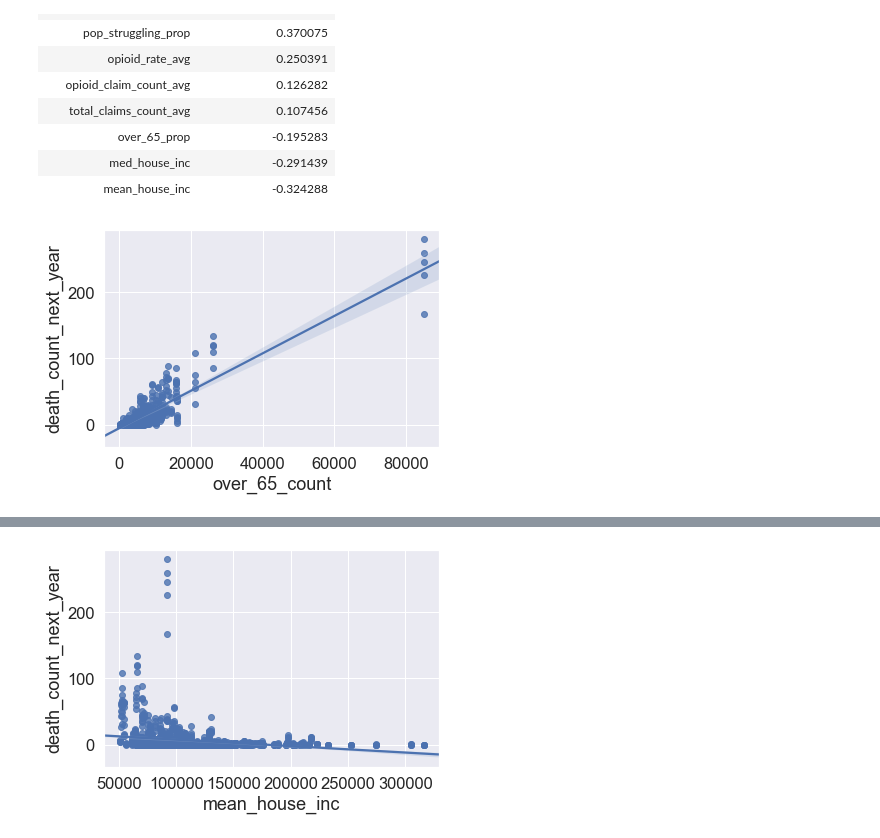
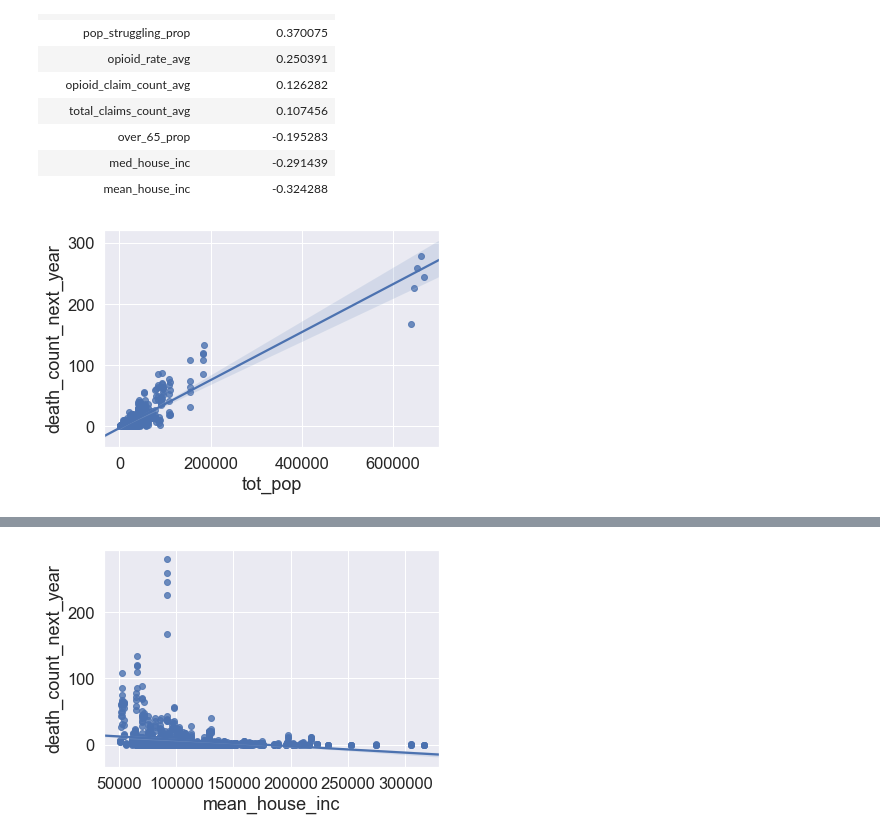
Before and after one commit to darya-akimova/biobot_insight_project, a Jupyter notebook: code/analysis/python_notebooks/notebook_6_ma_opioid_overdose_death_and_acs_and_partD_drug_match_by_town.ipynb, the cells around one changed output, grey strips where cells are left out. Cells and saved outputs as stored; diff of their text form; code cells hidden in the pictures.

```diff
--- a/code/analysis/python_notebooks/notebook_6_ma_opioid_overdose_death_and_acs_and_partD_drug_match_by_town.ipynb
+++ b/code/analysis/python_notebooks/notebook_6_ma_opioid_overdose_death_and_acs_and_partD_drug_match_by_town.ipynb
@@ -630,7 +634,7 @@ opi_death_rate_corr[['death_count_next_year']].sort_values('death_count_next_yea
 | med_house_inc | -0.291439 |
 | mean_house_inc | -0.324288 |
 # %%
-sns.regplot(y='death_count_next_year', x='over_65_count', data=acs_death_and_opi_pres)
+sns.regplot(x='tot_pop', y='death_count_next_year', data=acs_death_and_opi_pres)
 plt.show()
 # %% [output]
-[figure, old version]
+[figure, new version]
```
Also changed, not shown: parts of 2 cells of this notebook, 2 other files.
